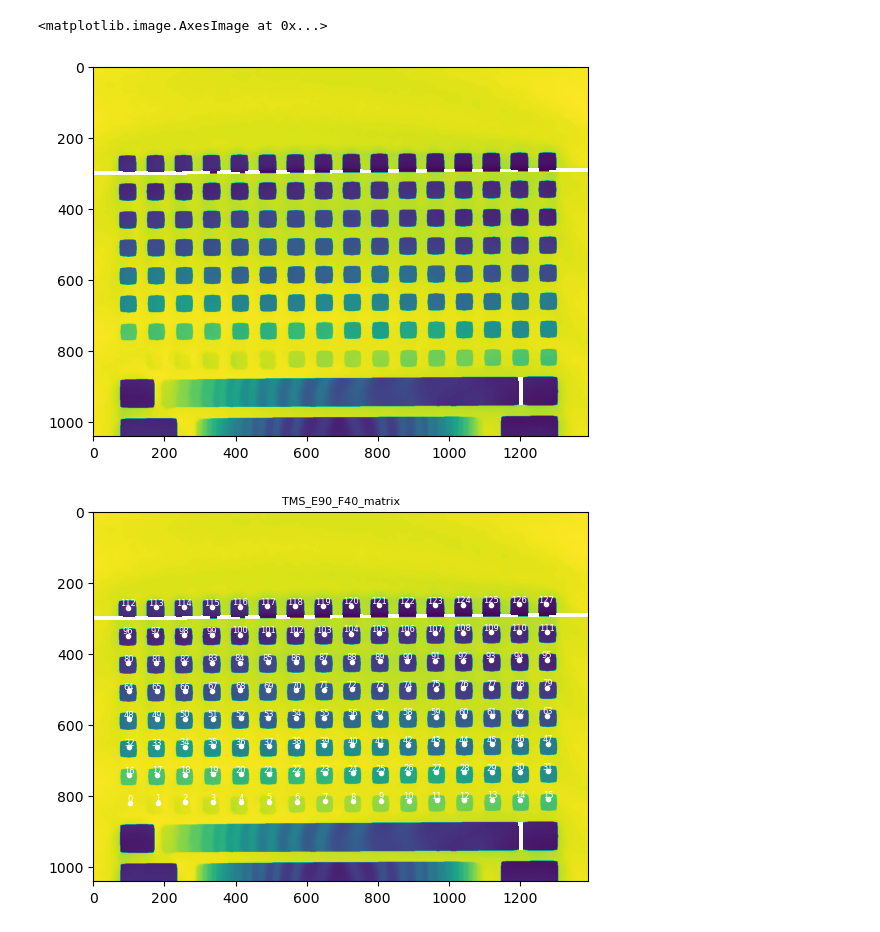
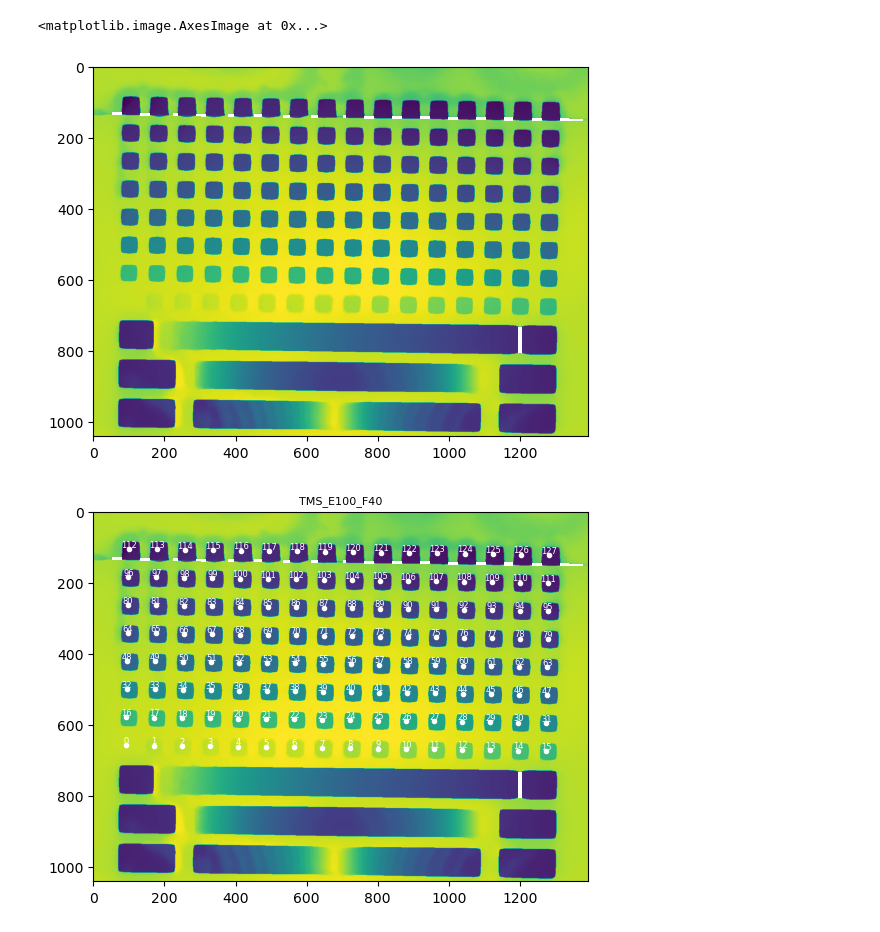
Before and after one commit to daguiam/Greyscale-calibration-using-polytec-topography, a Jupyter notebook: polytec_process_greyscale_calibration.ipynb, the cells around one changed output. Saved outputs shown, nothing was run; the diff lists cells and outputs as text; code cells hidden in the pictures.

```diff
--- a/polytec_process_greyscale_calibration.ipynb
+++ b/polytec_process_greyscale_calibration.ipynb
@@ -54,24 +67,29 @@ from scipy import interpolate
 import os
 # %%
 
-path = ""
+path = "\\\\inl-fps01\\Data\\CleanRoom\\UsersData\\29_ImiNa\\SensitiveIndustry\\SensInd_Test05_NIL_GS_Replication\\Metrology\\4. Polytec\\Test01W02"
 
 file = "TMS_E100_F40_matrix.txt"
 file = "TMS_E100_F-40_matrix.txt"
 file = "TMS_E100_F0_matrix.txt"
 file = "TMS_E90_F40_matrix.txt"
+
+file = "TMS_E90_F0.txt"
+
+file = "TMS_E100_F0.txt"
+file = "TMS_E100_F40.txt"
 
 filename = os.path.join(path, file)
 
 # Read matrix data
 data = np.genfromtxt(filename,delimiter='\t')
 
 # Convert to µm topography
 data *= 1000
 plt.imshow(data)
 # %% [output]
 <matplotlib.image.AxesImage at 0x...>
-[figure, old version]
+[figure, new version]
 # %%
 # Create the regions vector
 
@@ -79,19 +97,21 @@ plt.imshow(data)
 # then set the export_data flag to True
 
 
-region_origin = (95, 820)
+region_origin = (95, 775)
+region_origin = (101, 655)
 
 
 export_data = True
-# export_data = False
+export_data = False
 
-region_tilt_angle = -0.5
+region_tilt_angle = 0.8
 
-region_width = 20
+region_width = 15
 region_height = region_width
 region_cols = 16
 region_rows = 8
 region_step_x = 78.5
+region_step_x = 78.8
 region_step_y = region_step_x
 
 regions = []
@@ -136,7 +156,7 @@ if export_data:
     test_filename = file_text+"_measurement.png"
     plt.savefig(os.path.join(path, test_filename))
 # %% [output]
-[figure, old version]
+[figure, new version]
 # %%
 
 
```
Also changed, not shown: parts of 2 cells of this notebook, 7 other files.
